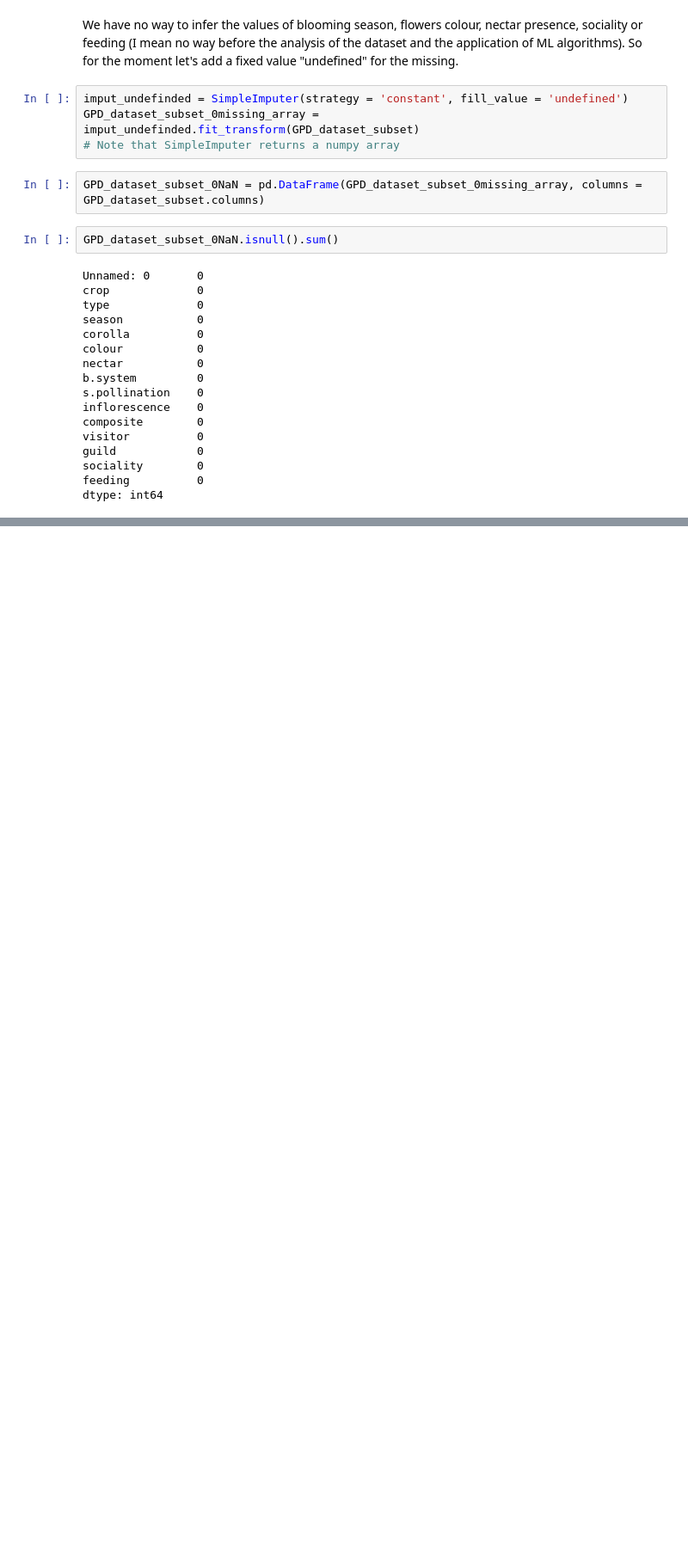
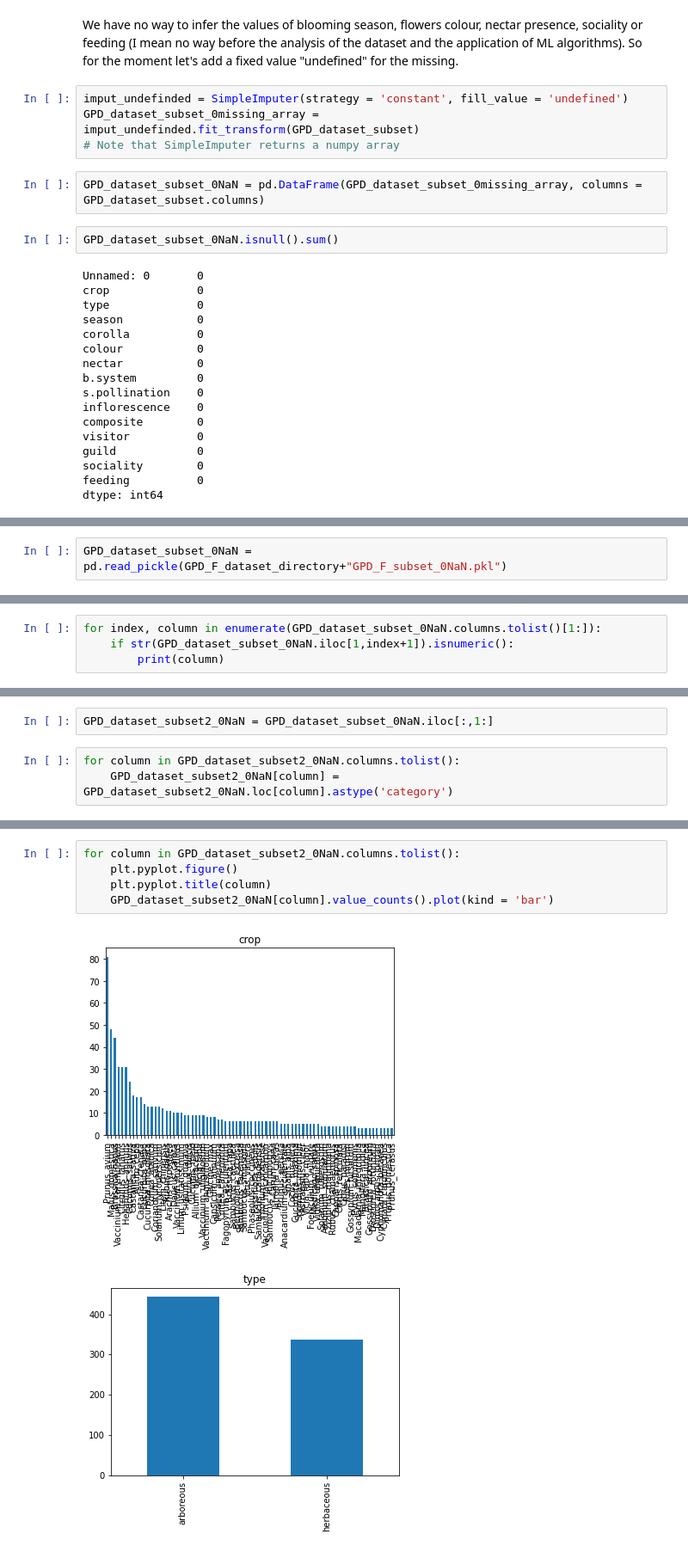
Before and after one commit to BeeNick/ML_Exercises, a Jupyter notebook: exercises-pollinators-datasets-exploration.ipynb, the cells around one changed output, grey strips where cells are left out. Shown at 86% size. Saved outputs shown, nothing was run; the diff lists cells and outputs as text; blank space fills up the shorter version.

```diff
--- a/exercises-pollinators-datasets-exploration.ipynb
+++ b/exercises-pollinators-datasets-exploration.ipynb
@@ -428,0 +436,2 @@ dtype: int64
+# %%
+GPD_dataset_subset_0NaN = pd.read_pickle(GPD_F_dataset_directory+"GPD_F_subset_0NaN.pkl")
@@ -428,0 +479,4 @@ dtype: int64
+# %%
+for index, column in enumerate(GPD_dataset_subset_0NaN.columns.tolist()[1:]):
+    if str(GPD_dataset_subset_0NaN.iloc[1,index+1]).isnumeric():
+        print(column)
@@ -428,0 +506,5 @@ dtype: int64
+# %%
+GPD_dataset_subset2_0NaN = GPD_dataset_subset_0NaN.iloc[:,1:]
+# %%
+for column in GPD_dataset_subset2_0NaN.columns.tolist():
+    GPD_dataset_subset2_0NaN[column] = GPD_dataset_subset2_0NaN.loc[column].astype('category')
@@ -428,0 +551,8 @@ dtype: int64
+# %%
+for column in GPD_dataset_subset2_0NaN.columns.tolist():
+    plt.pyplot.figure()
+    plt.pyplot.title(column)
+    GPD_dataset_subset2_0NaN[column].value_counts().plot(kind = 'bar')
+# %% [output]
+[figure, added]
+[figure, added]
```
Also changed, not shown: parts of 24 cells of this notebook, 1 other file.
